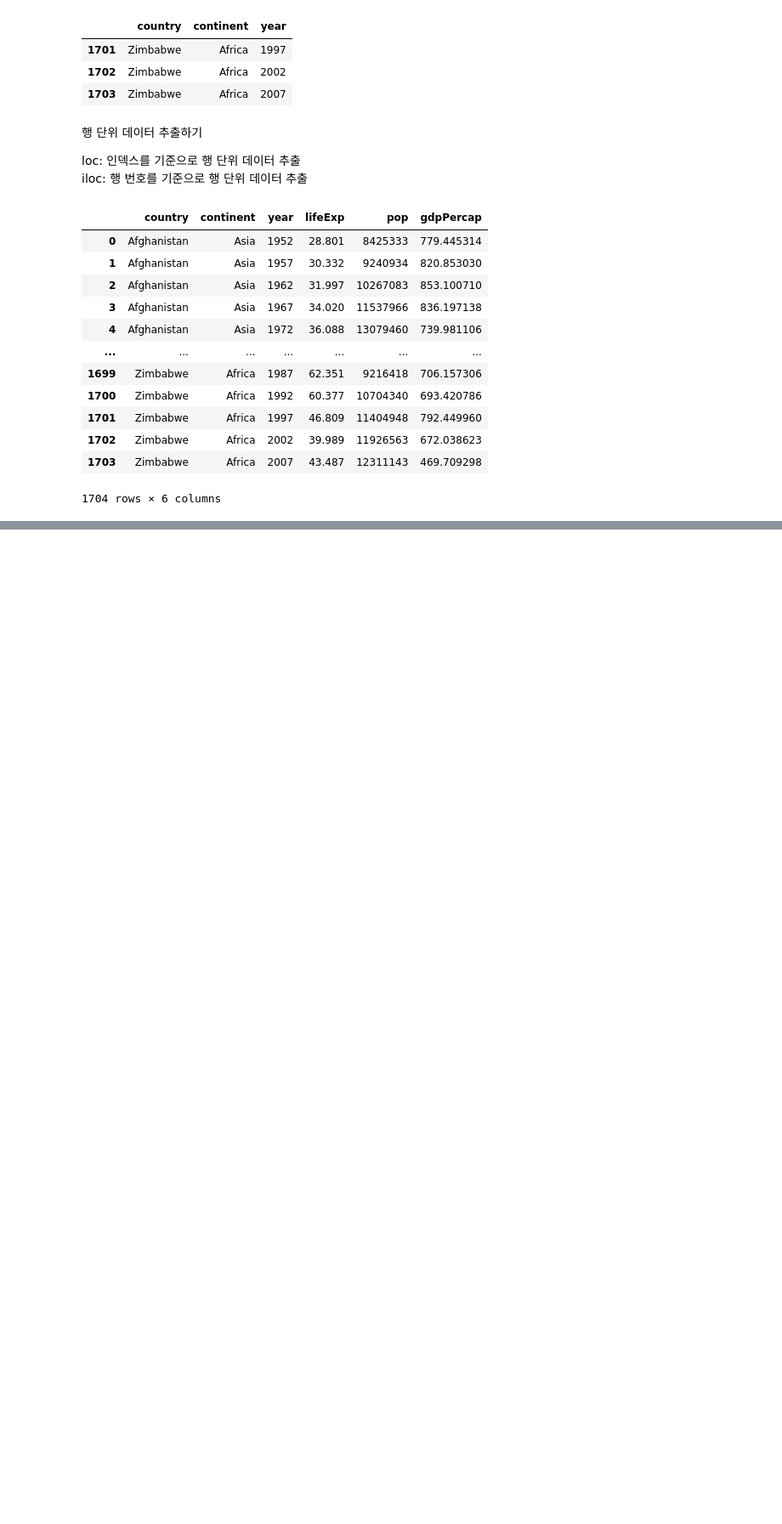
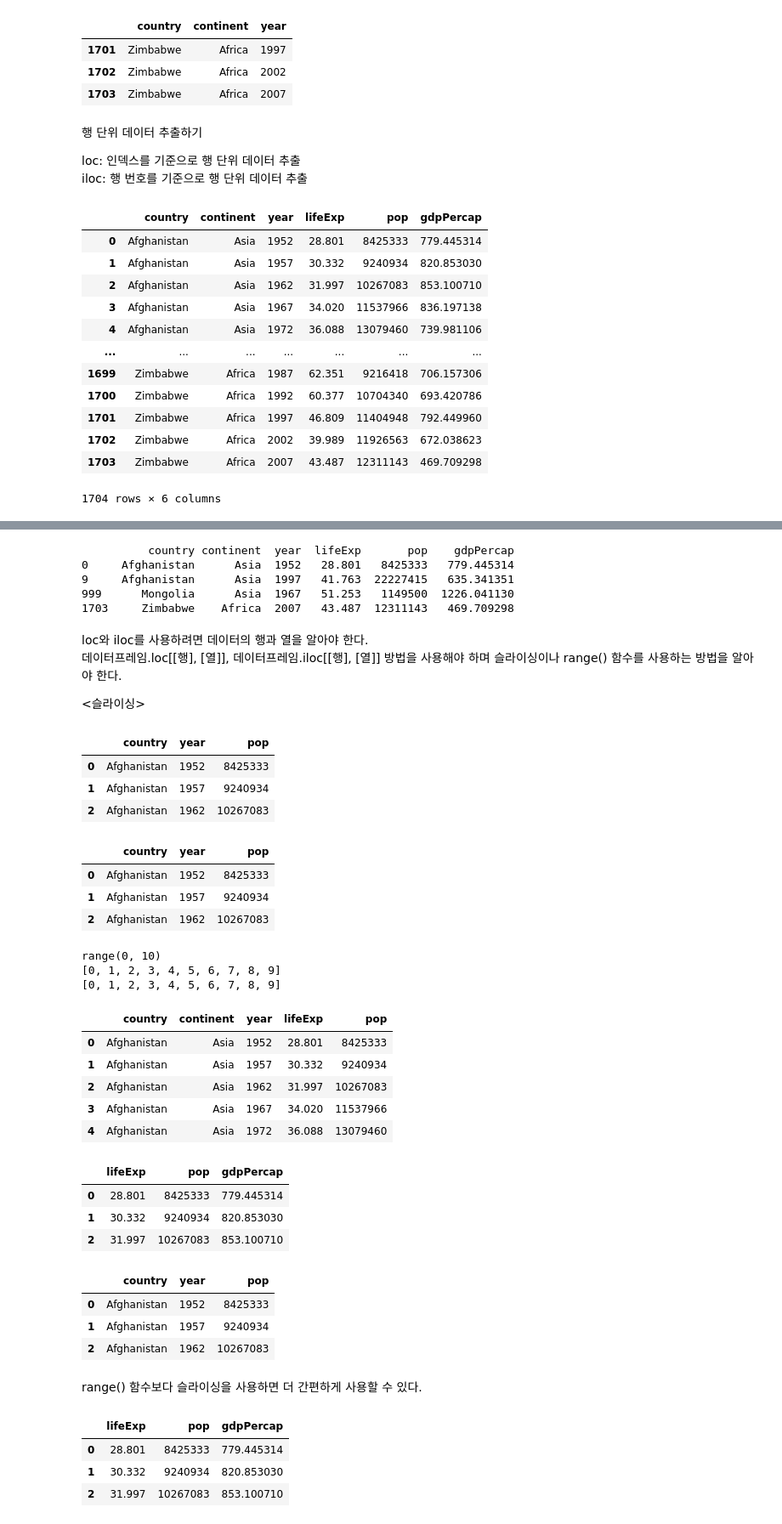
Before and after one commit to sangah-park98/python_dataAnalysis, a Jupyter notebook: 04_pandas_1.ipynb, the cells around one changed output, grey strips where cells are left out. Shown at 85% size. Saved outputs shown, nothing was run; the diff lists cells and outputs as text; code cells hidden in the pictures; blank space fills up the shorter version.

```diff
--- a/04_pandas_1.ipynb
+++ b/04_pandas_1.ipynb
@@ -201,0 +296,24 @@ gapminder_df
+# %%
+# 여러 개의 인덱스의 데이터를 한 번에 얻어오기 => list에 인덱스를 담아서 iloc에 넘겨준다.
+print(gapminder_df.iloc[[0, 9, 999, 1703]])
+# %% [output]
+          country continent  year  lifeExp       pop    gdpPercap
+0     Afghanistan      Asia  1952   28.801   8425333   779.445314
+9     Afghanistan      Asia  1997   41.763  22227415   635.341351
+999      Mongolia      Asia  1967   51.253   1149500  1226.041130
+1703     Zimbabwe    Africa  2007   43.487  12311143   469.709298
+# %% [markdown]
+loc와 iloc를 사용하려면 데이터의 행과 열을 알아야 한다.
+데이터프레임.loc[[행], [열]], 데이터프레임.iloc[[행], [열]] 방법을 사용해야 하며 슬라이싱이나 range() 함수를 사용하는 방법을 알아야 한다.
+
+<슬라이싱>
+# %%
+# 모든 행(':')의 데이터에 대해 country, year, pop 열을 추출한다.
+# loc는 인덱스를 사용하는 방법을 의미하고 인덱스는 숫자만 오는 것이 아니라 문자도 올 수 있다.
+subset = gapminder_df.loc[:, ['country', 'year', 'pop']]
+subset.head(3)
+# %% [output]
+|  | country | year | pop |
+| 0 | Afghanistan | 1952 | 8425333 |
+| 1 | Afghanistan | 1957 | 9240934 |
+| 2 | Afghanistan | 1962 | 10267083 |
@@ -201,0 +323,8 @@ gapminder_df
+# %%
+subset = gapminder_df.iloc[:, [0, 2, 4]]
+subset.head(3)
+# %% [output]
+|  | country | year | pop |
+| 0 | Afghanistan | 1952 | 8425333 |
+| 1 | Afghanistan | 1957 | 9240934 |
+| 2 | Afghanistan | 1962 | 10267083 |
@@ -201,0 +334,45 @@ gapminder_df
+# %%
+print(range(10))
+print(list(range(10)))
+print(list(range(0, 10, 1)))
+# %% [output]
+range(0, 10)
+[0, 1, 2, 3, 4, 5, 6, 7, 8, 9]
+[0, 1, 2, 3, 4, 5, 6, 7, 8, 9]
+# %%
+subset = gapminder_df.iloc[:, range(5)]
+subset.head(5)
+# %% [output]
+|  | country | continent | year | lifeExp | pop |
+| 0 | Afghanistan | Asia | 1952 | 28.801 | 8425333 |
+| 1 | Afghanistan | Asia | 1957 | 30.332 | 9240934 |
+| 2 | Afghanistan | Asia | 1962 | 31.997 | 10267083 |
+| 3 | Afghanistan | Asia | 1967 | 34.020 | 11537966 |
+| 4 | Afghanistan | Asia | 1972 | 36.088 | 13079460 |
+# %%
+subset = gapminder_df.iloc[:, range(3, 6)]
+subset.head(3)
+# %% [output]
+|  | lifeExp | pop | gdpPercap |
+| 0 | 28.801 | 8425333 | 779.445314 |
+| 1 | 30.332 | 9240934 | 820.853030 |
+| 2 | 31.997 | 10267083 | 853.100710 |
+# %%
+subset = gapminder_df.iloc[:, range(0, 6, 2)]
+subset.head(3)
+# %% [output]
+|  | country | year | pop |
+| 0 | Afghanistan | 1952 | 8425333 |
+| 1 | Afghanistan | 1957 | 9240934 |
+| 2 | Afghanistan | 1962 | 10267083 |
+# %% [markdown]
+range() 함수보다 슬라이싱을 사용하면 더 간편하게 사용할 수 있다.
+# %%
+# subset = gapminder_df.iloc[:, range(3, 6)]
+subset = gapminder_df.iloc[:, 3:]
+subset.head(3)
+# %% [output]
+|  | lifeExp | pop | gdpPercap |
+| 0 | 28.801 | 8425333 | 779.445314 |
+| 1 | 30.332 | 9240934 | 820.853030 |
+| 2 | 31.997 | 10267083 | 853.100710 |
```
Also changed, not shown: parts of 19 cells of this notebook, 3 other files.
